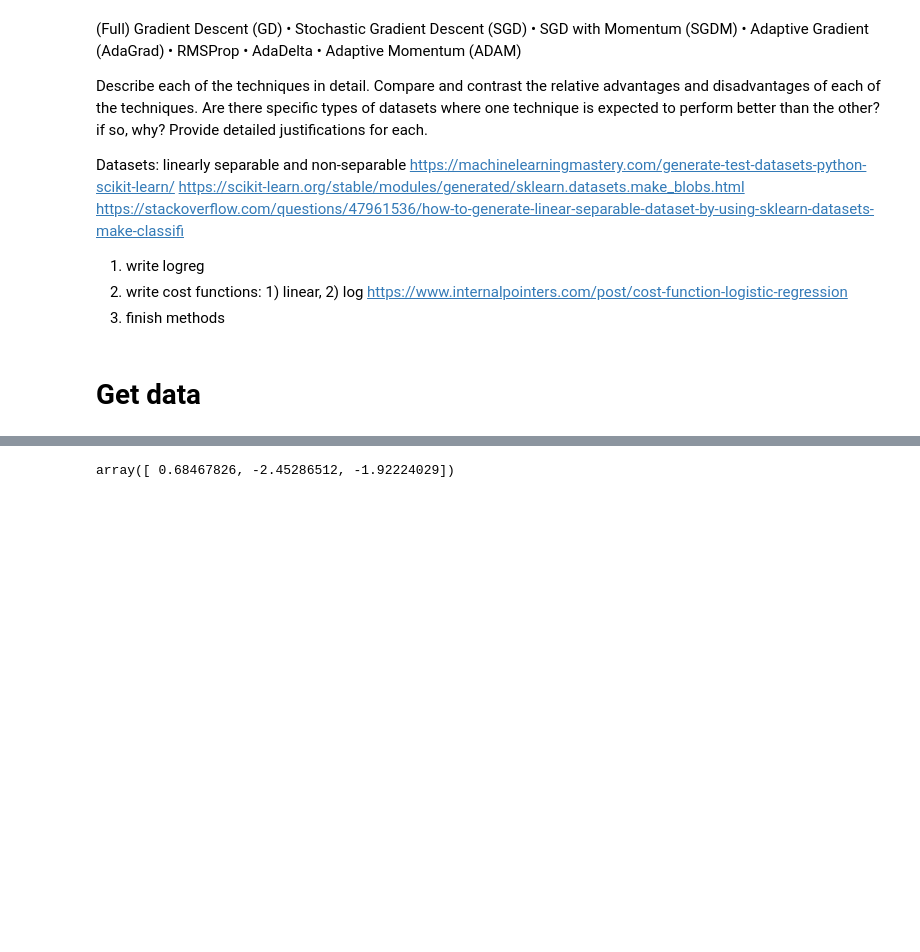
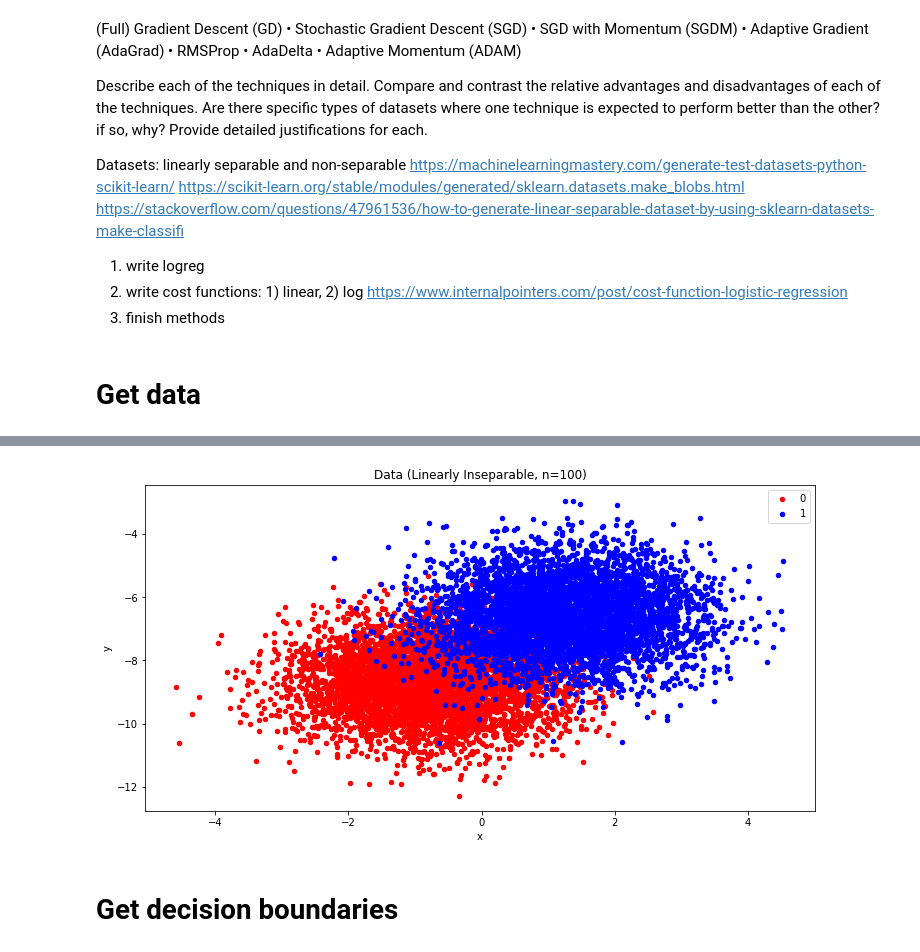
Before and after one commit to anyu0/machine-learning-2020s, a Jupyter notebook: hw2/p5.ipynb, the cells around one changed output, grey strips where cells are left out. Drawn from its saved outputs; the diff is of its cells as text; code cells hidden in the pictures; blank space fills up the shorter version.

```diff
--- a/hw2/p5.ipynb
+++ b/hw2/p5.ipynb
@@ -286,21 +308,41 @@ plt.show()
+# %%
+df = pd.DataFrame(dict(x=X[:,1], y=X[:,2], label=y))
+colors = {0:'red', 1:'blue', 2:'green'}
+fig, ax = plt.subplots(figsize=(12, 6))
+grouped = df.groupby('label')
+for key, group in grouped:
+    group.plot(ax=ax, kind='scatter', x='x', y='y', label=key, color=colors[key])
+xmin, xmax = ax.get_xlim()
+ymin, ymax = ax.get_ylim()
+
+plt.title("Data (Linearly Inseparable, n=100)")
+plt.show()
+# %% [output]
+[figure, added]
 # %%
 train_X, test_X, train_y, test_y = split(X, y, 0.7)
 # %%
-eta = 0.2
-n = 500
-gamma = 0.01
-batch = 10
-gd_theta = gd(train_X, train_y, eta, n)
-# sgd_theta = sgd(train_X, train_y, eta, n, batch)
-# sgdm_theta = sgdm(train_X, train_y, eta, gamma, n, batch)
-# adagrad_theta = adagrad(train_X, train_y, eta, n, batch)
-rmsprop_theta = rmsprop(train_X, train_y, eta, gamma, n, batch)
-adadelta_theta = adadelta(train_X, train_y, gamma, n, batch)
-# adam_theta = adam(train_X, train_y, gamma, n, batch)
-# sgdm_theta
-adadelta_theta
+eta = 0.005
+n = 1000
+gamma = 0.2
+batch_s = 1
+batch = 5
+b_1 = 0.9
+gamma_sgdm = 0.1
+b_2 = 0.999
+eta_rms = 0.001
+
+gd_theta, gd_cost = gd(train_X, train_y, eta, n)
+sgd_theta, sgd_cost = sgd(train_X, train_y, eta, n, batch_s)
+sgdm_theta, sgdm_cost = sgdm(train_X, train_y, eta, gamma_sgdm, n, batch_s)
+adagrad_theta, adagrad_cost = adagrad(train_X, train_y, eta, n, batch)
+rmsprop_theta, rms_cost = rmsprop(train_X, train_y, eta_rms, gamma, n, batch)
+adadelta_theta, adadelta_cost = adadelta(train_X, train_y, gamma, n, batch)
+adam_theta, adam_cost = adam(train_X, train_y, eta, n, batch, b_1, b_2)
+
+adam_theta
-# %% [output]
-array([ 0.68467826, -2.45286512, -1.92224029])
+# %% [markdown]
+# Get decision boundaries
 # %%
 df = pd.DataFrame(dict(x=train_X[:,1], y=train_X[:,2], label=train_y))
 colors = {0:'red', 1:'blue'}
```
Also changed, not shown: parts of 22 cells of this notebook, 19 other files.
